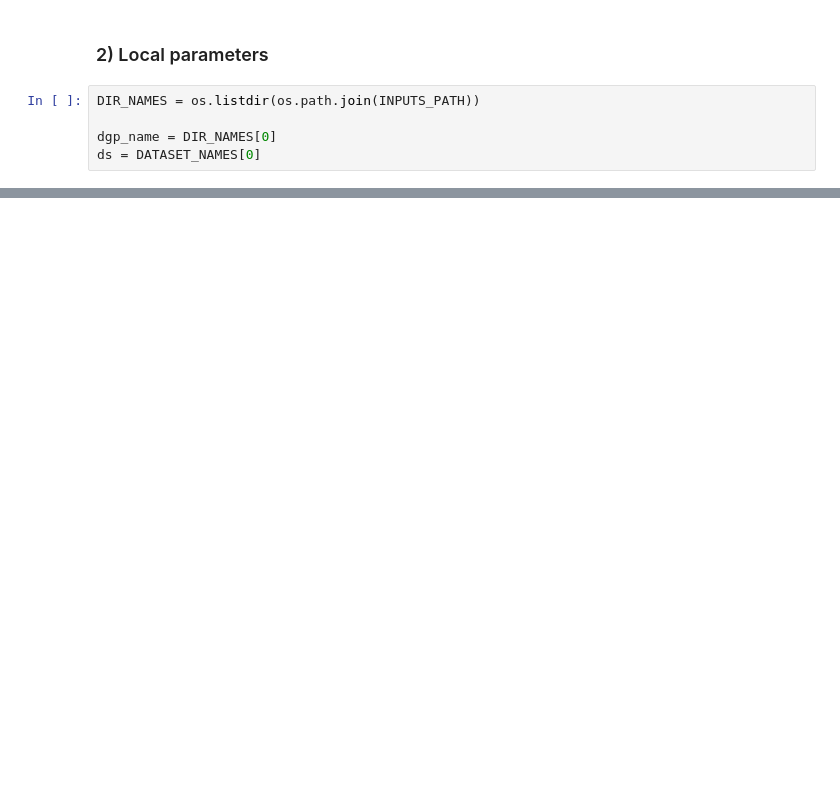
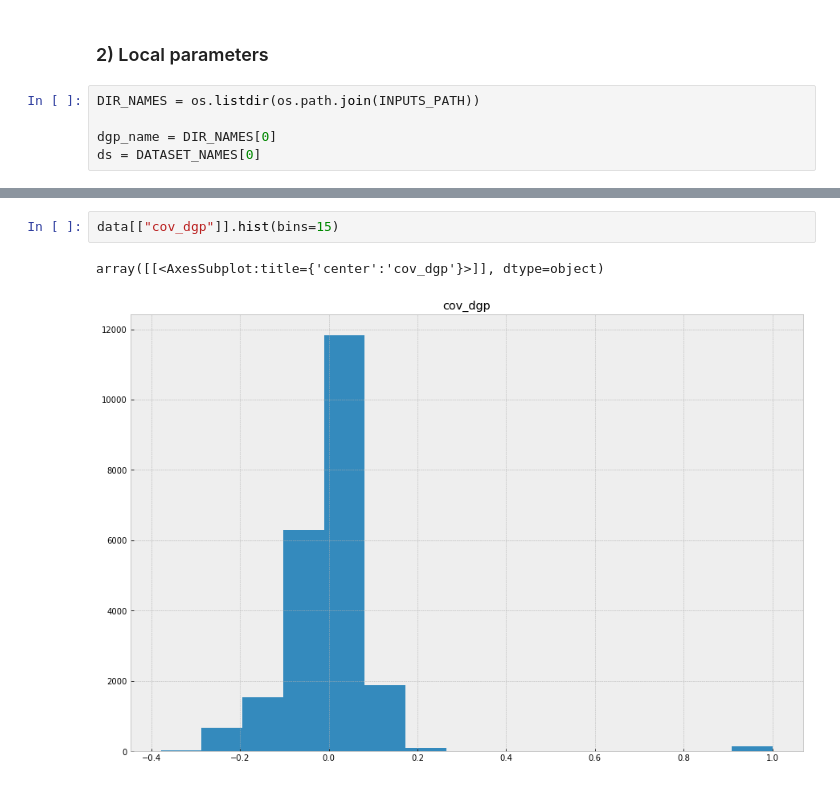
Before and after one commit to dcuoliveira/NN-VAR-Cov-Pred, a Jupyter notebook: src/debugs/debug_ffnn.ipynb, the cells around one changed output, grey strips where cells are left out. Saved outputs shown, nothing was run; the diff lists cells and outputs as text; blank space fills up the shorter version.

```diff
--- a/src/debugs/debug_ffnn.ipynb
+++ b/src/debugs/debug_ffnn.ipynb
@@ -62,0 +75,5 @@ array([[<AxesSubplot:title={'center':'0'}>]], dtype=object)
+# %%
+data[["cov_dgp"]].hist(bins=15)
+# %% [output]
+array([[<AxesSubplot:title={'center':'cov_dgp'}>]], dtype=object)
+[figure, added]
```
Also changed, not shown: parts of 12 cells of this notebook, 1 other file.
